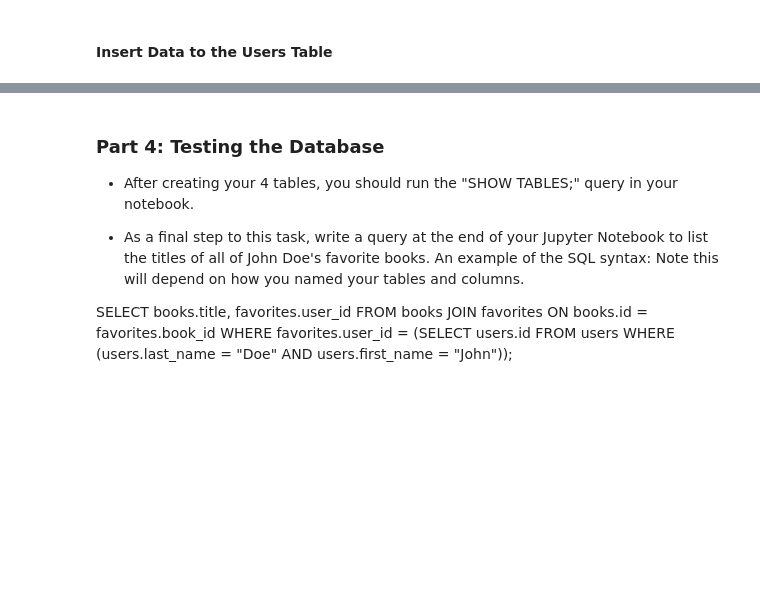
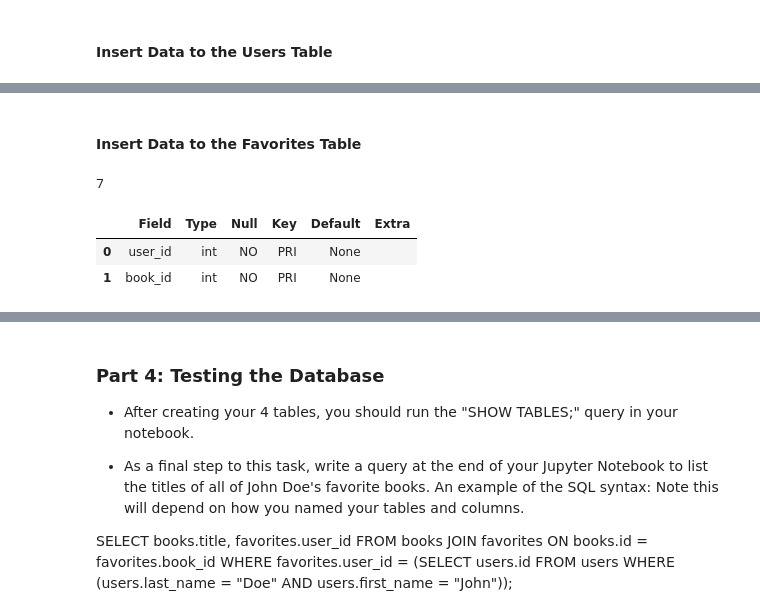
Before and after one commit to ruelanthonyb/Books--Core-, a Jupyter notebook: Books (Core).ipynb, the cells around one changed output, grey strips where cells are left out. Cells and saved outputs as stored; diff of their text form; code cells hidden in the pictures; blank space fills up the shorter version.

```diff
--- a/Books (Core).ipynb
+++ b/Books (Core).ipynb
@@ -320,0 +379,16 @@ pd.read_sql(q,conn)
+# %% [markdown]
+#### Insert Data to the Favorites Table
+# %%
+# Inserting Data into the Favorites Table
+favorites_data.to_sql("favorites",conn,index=False, if_exists='append')
+# %% [output]
+7
+# %%
+# Verify to confirm columns and data types are correct
+q = '''DESCRIBE favorites;'''
+describe_favorites_tbl = pd.read_sql(q, conn)
+describe_favorites_tbl
+# %% [output]
+|  | Field | Type | Null | Key | Default | Extra |
+| 0 | user_id | int | NO | PRI | None |  |
+| 1 | book_id | int | NO | PRI | None |  |
```
Also changed, not shown: parts of 26 cells of this notebook, 2 other files.
